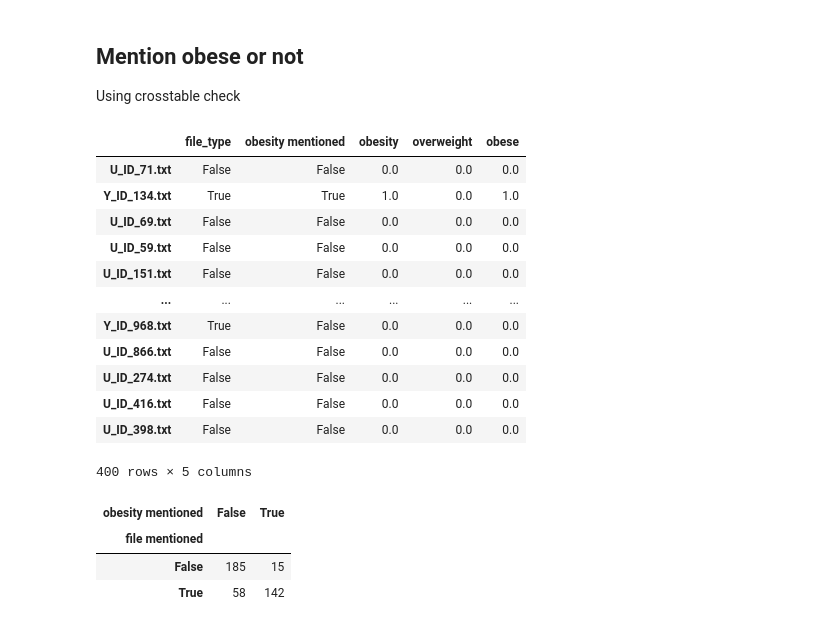
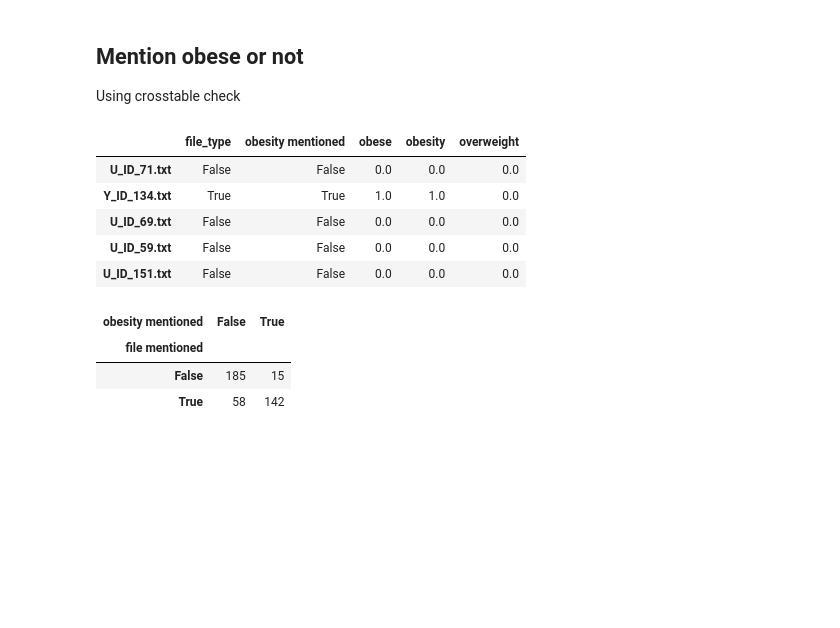
Before and after one commit to devilheaven/Digital-Medicine-Case-1, a Jupyter notebook: code/version2.ipynb, the cells around one changed output. Saved outputs shown, nothing was run; the diff lists cells and outputs as text; code cells hidden in the pictures; blank space fills up the shorter version.

```diff
--- a/code/version2.ipynb
+++ b/code/version2.ipynb
@@ -134,26 +101,18 @@ obesity = {'obese', 'obesity', 'overweight',
 # %%
 df_obese_mention = pd.DataFrame()
 for key,value in data['Train_Textual'].items():
   df_obese_mention.loc[key,'file_type'] = True if key[0] == 'Y' else False
   df_obese_mention.loc[key,'obesity mentioned'] = sum([i.lower() in value for i in obesity]) > 0
   for keyword in obesity:
     df_obese_mention.loc[key, keyword] = value.count(keyword)
-    # df_obese_mention.loc[key, keyword] = 1 if keyword in value else 0
-df_obese_mention
+df_obese_mention.head()
 # %% [output]
-|  | file_type | obesity mentioned | obesity | overweight | obese |
+|  | file_type | obesity mentioned | obese | obesity | overweight |
 | U_ID_71.txt | False | False | 0.0 | 0.0 | 0.0 |
-| Y_ID_134.txt | True | True | 1.0 | 0.0 | 1.0 |
+| Y_ID_134.txt | True | True | 1.0 | 1.0 | 0.0 |
 | U_ID_69.txt | False | False | 0.0 | 0.0 | 0.0 |
 | U_ID_59.txt | False | False | 0.0 | 0.0 | 0.0 |
 | U_ID_151.txt | False | False | 0.0 | 0.0 | 0.0 |
-| ... | ... | ... | ... | ... | ... |
-| Y_ID_968.txt | True | False | 0.0 | 0.0 | 0.0 |
-| U_ID_866.txt | False | False | 0.0 | 0.0 | 0.0 |
-| U_ID_274.txt | False | False | 0.0 | 0.0 | 0.0 |
-| U_ID_416.txt | False | False | 0.0 | 0.0 | 0.0 |
-| U_ID_398.txt | False | False | 0.0 | 0.0 | 0.0 |
-400 rows × 5 columns
 # %%
 pd.crosstab(df_obese_mention['file_type'], df_obese_mention['obesity mentioned'], rownames=['file mentioned'], colnames=['obesity mentioned'])
 # %% [output]
```
Also changed, not shown: parts of 22 cells of this notebook, 1 other file.
